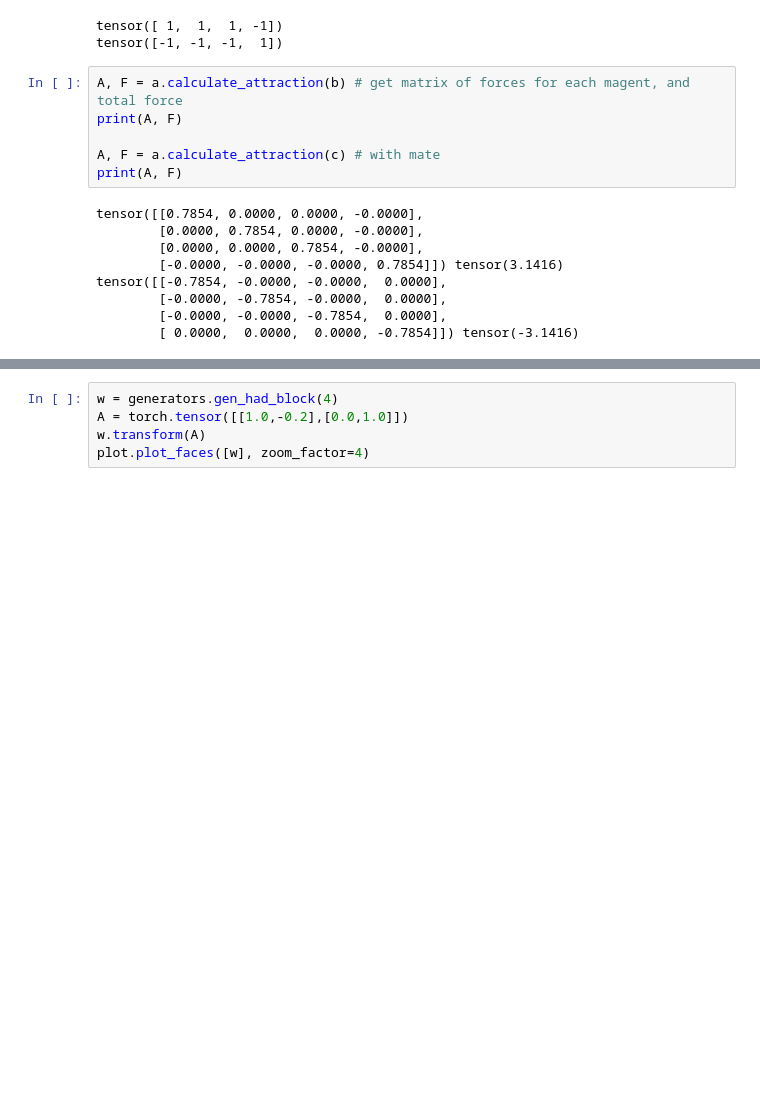
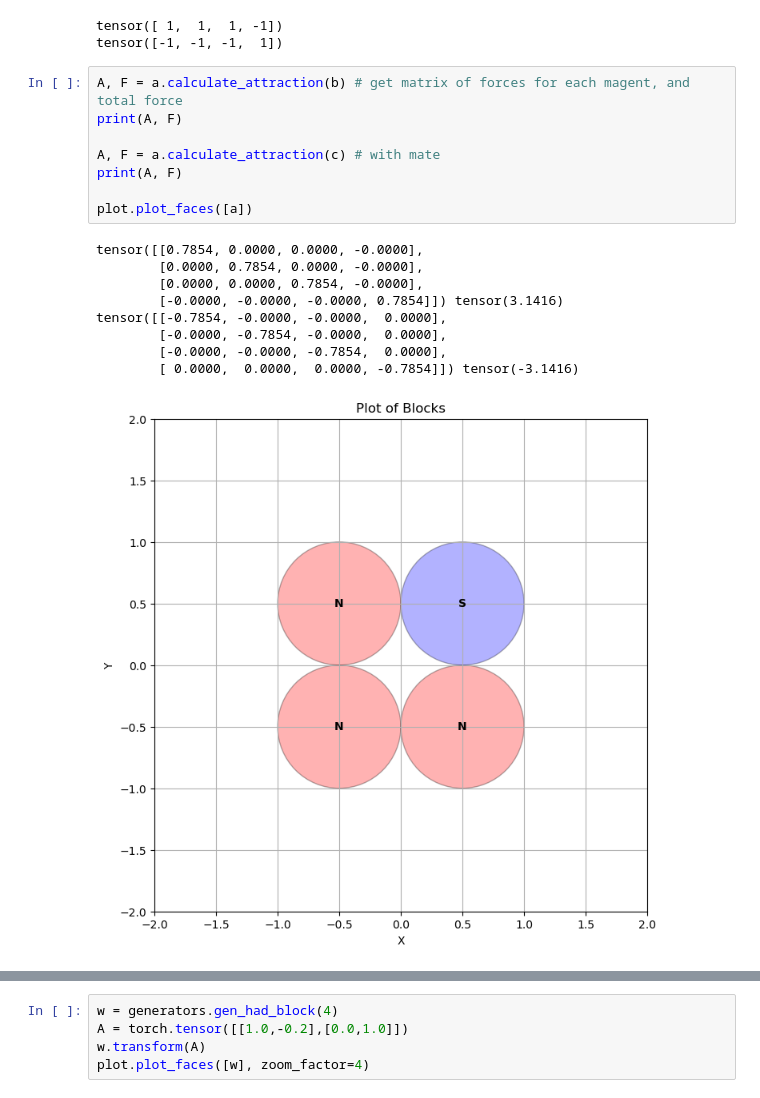
Before and after one commit to ProgrammableMatterLab/code-theory, a Jupyter notebook: test.ipynb, the cells around one changed output, grey strips where cells are left out. Cells and saved outputs as stored; diff of their text form; blank space fills up the shorter version.

```diff
--- a/test.ipynb
+++ b/test.ipynb
@@ -42,18 +42,21 @@ tensor([-1, -1, -1,  1])
 # %%
 A, F = a.calculate_attraction(b) # get matrix of forces for each magent, and total force
 print(A, F)
 
 A, F = a.calculate_attraction(c) # with mate
 print(A, F)
+
+plot.plot_faces([a])
 # %% [output]
 tensor([[0.7854, 0.0000, 0.0000, -0.0000],
         [0.0000, 0.7854, 0.0000, -0.0000],
         [0.0000, 0.0000, 0.7854, -0.0000],
         [-0.0000, -0.0000, -0.0000, 0.7854]]) tensor(3.1416)
 tensor([[-0.7854, -0.0000, -0.0000,  0.0000],
         [-0.0000, -0.7854, -0.0000,  0.0000],
         [-0.0000, -0.0000, -0.7854,  0.0000],
         [ 0.0000,  0.0000,  0.0000, -0.7854]]) tensor(-3.1416)
+[figure, added]
 # %%
 c = generators.gen_rand_block(6, lambda: 0.25)
 d = c.mate()
```
Also changed, not shown: parts of 1 cell of this notebook.
